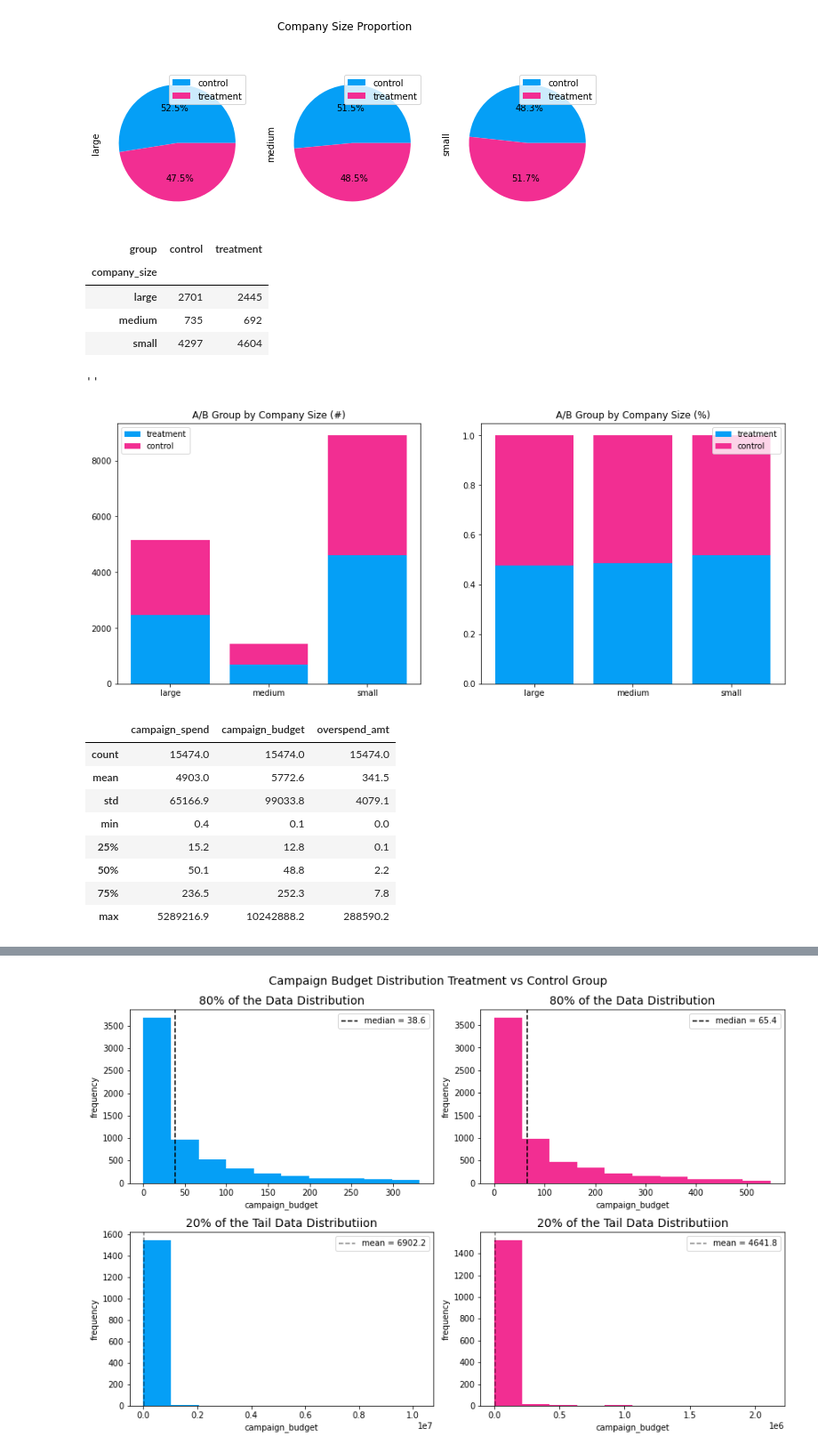
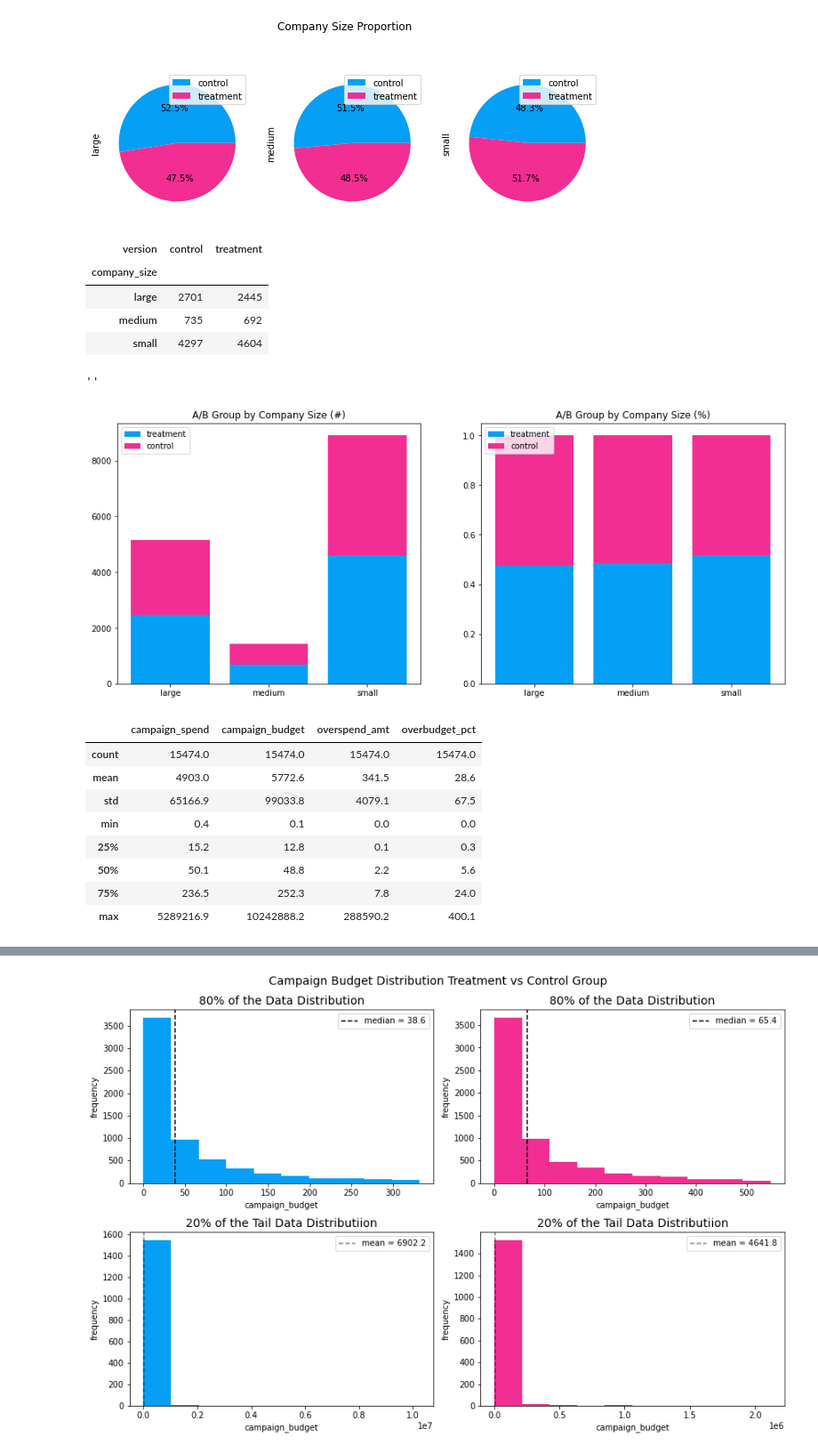
Before and after one commit to MekdiYilma/experiment_analysis, a Jupyter notebook: notebooks/ab_testing_experiment_analysis.ipynb, the cells around one changed output, grey strips where cells are left out. Shown at 89% size. Saved outputs shown, nothing was run; the diff lists cells and outputs as text; code cells hidden in the pictures.

```diff
--- a/notebooks/ab_testing_experiment_analysis.ipynb
+++ b/notebooks/ab_testing_experiment_analysis.ipynb
@@ -22,4 +25,10 @@ experiment.head()
 | 2 | False | medium | 46.1880 | 55.4523 |
 | 3 | False | small | 6.6271 | 6.5136 |
 | 4 | False | small | 92.3405 | 83.1018 |
+# %%
+# rename column for visualization and labeling
+treatment_mapping_dict = {True:'treatment', False:'control'}
+experiment.insert(loc=0, column='version', value=experiment.treatment.map(treatment_mapping_dict))
+
+experiment.drop('treatment', axis=1, inplace=True)
 # %%
@@ -120,8 +135,6 @@ fig.savefig('../images/company_size_pie');
 # %% [output]
 [figure]
 # %%
-company_size_prop_ab = pd.crosstab(experiment.company_size, experiment.treatment, colnames=['group'],
-                                normalize='index')
-company_size_prop_ab.rename(columns=mapping_dict, inplace=True)
+company_size_prop_ab = pd.crosstab(experiment.company_size, experiment.version, normalize='index')
 company_size_prop_ab
 # %% [output]
@@ -138,11 +152,10 @@ ax = company_size_prop_ab.T.plot(kind='pie', autopct='%1.1f%%', title='Company S
 # %% [output]
 [figure]
 # %%
-company_size_count_ab = pd.crosstab(experiment.company_size, experiment.treatment, colnames=['group'])
-company_size_count_ab.rename(columns=mapping_dict, inplace=True)
+company_size_count_ab = pd.crosstab(experiment.company_size, experiment.version)
 company_size_count_ab
 # %% [output]
-| group | control | treatment |
+| version | control | treatment |
 | company_size |  |  |
 | large | 2701 | 2445 |
 | medium | 735 | 692 |
@@ -150,18 +163,18 @@ company_size_count_ab
 # %%
 fig, axs = plt.subplots(1, 2, figsize=(15,6))
 
 for idx, (df_summary, sign) in enumerate(zip([company_size_count_ab, company_size_prop_ab], ['#', '%'])):
     axs[idx].bar(df_summary.index, df_summary.treatment, label='treatment')
     axs[idx].bar(df_summary.index, df_summary.control, bottom=df_summary.treatment,
            label='control')
 
     axs[idx].set_title(f'A/B Group by Company Size ({sign})')
-    axs[idx].legend()
+    axs[idx].legend(loc='upper left')
 
 
 fig.savefig(f'../images/ab_by_company_size.jpg')
 
 ;
 # %% [output]
 ''
-[figure, old version]
+[figure, new version]
@@ -212,12 +181,12 @@ def plot_distribution(ab_df, col_name, title, separation_quantile):
 # %%
 experiment.describe().apply(lambda d: d.apply('{0:.1f}'.format))
 # %% [output]
-|  | campaign_spend | campaign_budget | overspend_amt |
-| count | 15474.0 | 15474.0 | 15474.0 |
-| mean | 4903.0 | 5772.6 | 341.5 |
-| std | 65166.9 | 99033.8 | 4079.1 |
-| min | 0.4 | 0.1 | 0.0 |
-| 25% | 15.2 | 12.8 | 0.1 |
-| 50% | 50.1 | 48.8 | 2.2 |
-| 75% | 236.5 | 252.3 | 7.8 |
-| max | 5289216.9 | 10242888.2 | 288590.2 |
+|  | campaign_spend | campaign_budget | overspend_amt | overbudget_pct |
+| count | 15474.0 | 15474.0 | 15474.0 | 15474.0 |
+| mean | 4903.0 | 5772.6 | 341.5 | 28.6 |
+| std | 65166.9 | 99033.8 | 4079.1 | 67.5 |
+| min | 0.4 | 0.1 | 0.0 | 0.0 |
+| 25% | 15.2 | 12.8 | 0.1 | 0.3 |
+| 50% | 50.1 | 48.8 | 2.2 | 5.6 |
+| 75% | 236.5 | 252.3 | 7.8 | 24.0 |
+| max | 5289216.9 | 10242888.2 | 288590.2 | 400.1 |
```
Also changed, not shown: parts of 93 cells of this notebook, 3 other files.
